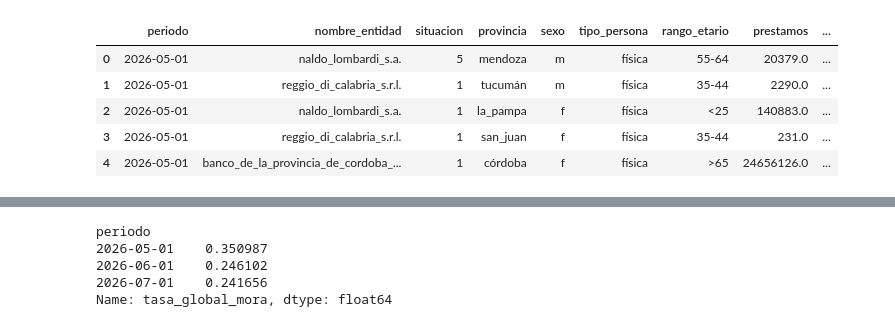
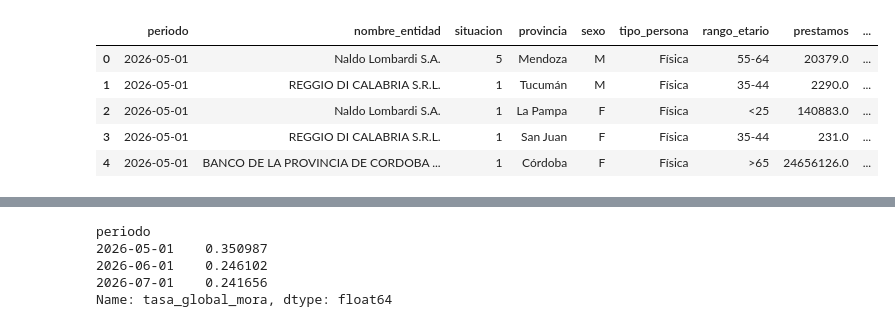
Before and after one commit to rfhfmnn/deudores-bcra, a Jupyter notebook: 3_stats.ipynb, the cells around one changed output, grey strips where cells are left out. Drawn from its saved outputs; the diff is of its cells as text; code cells hidden in the pictures.

```diff
--- a/3_stats.ipynb
+++ b/3_stats.ipynb
@@ -11,30 +11,36 @@ import os
 mes_proceso = None
 # %%
 df = pl.read_parquet("data/deuda_old.parquet").to_pandas()
+actividades=pd.read_excel("data/actividades.xlsx")
+actividades['actividad']=actividades['actividad'].astype(str)
+del actividades['descripcion']
+
+
+df=df.merge(actividades,how='left',on='actividad')
 # %%
 df.columns = df.columns.str.lower().str.replace(" ", "_")
 categorical_columns = list(df.dtypes[df.dtypes == "str"].index)
-for c in categorical_columns:
-    df[c] = df[c].str.lower().str.replace(" ", "_")
+#for c in categorical_columns:
+#    df[c] = df[c].str.lower().str.replace(" ", "_")
 
-# Asegurar columna de periodo en formato datetime
+#asegurar columna de periodo en formato datetime
 if 'periodo' in df.columns:
     df['periodo'] = pd.to_datetime(df['periodo'])
 elif 'fecha' in df.columns:
     df['periodo'] = pd.to_datetime(df['fecha'])
 
-# Filtrar por mes_proceso si fue especificado
+#filtrar por mes_proceso si fue especificado
 if mes_proceso is not None:
     df = df[df['periodo'] == pd.to_datetime(mes_proceso)].copy()
 
 df.head()
 # %% [output]
 |  | periodo | nombre_entidad | situacion | provincia | sexo | tipo_persona | rango_etario | prestamos | ... |
-| 0 | 2026-05-01 | naldo_lombardi_s.a. | 5 | mendoza | m | física | 55-64 | 20379.0 | ... |
-| 1 | 2026-05-01 | reggio_di_calabria_s.r.l. | 1 | tucumán | m | física | 35-44 | 2290.0 | ... |
-| 2 | 2026-05-01 | naldo_lombardi_s.a. | 1 | la_pampa | f | física | <25 | 140883.0 | ... |
-| 3 | 2026-05-01 | reggio_di_calabria_s.r.l. | 1 | san_juan | f | física | 35-44 | 231.0 | ... |
-| 4 | 2026-05-01 | banco_de_la_provincia_de_cordoba_... | 1 | córdoba | f | física | >65 | 24656126.0 | ... |
+| 0 | 2026-05-01 | Naldo Lombardi S.A. | 5 | Mendoza | M | Física | 55-64 | 20379.0 | ... |
+| 1 | 2026-05-01 | REGGIO DI CALABRIA S.R.L. | 1 | Tucumán | M | Física | 35-44 | 2290.0 | ... |
+| 2 | 2026-05-01 | Naldo Lombardi S.A. | 1 | La Pampa | F | Física | <25 | 140883.0 | ... |
+| 3 | 2026-05-01 | REGGIO DI CALABRIA S.R.L. | 1 | San Juan | F | Física | 35-44 | 231.0 | ... |
+| 4 | 2026-05-01 | BANCO DE LA PROVINCIA DE CORDOBA ... | 1 | Córdoba | F | Física | >65 | 24656126.0 | ... |
 # %%
 df.isnull().sum()
 # %% [output]
```
Also changed, not shown: parts of 11 cells of this notebook, 3 other files.
